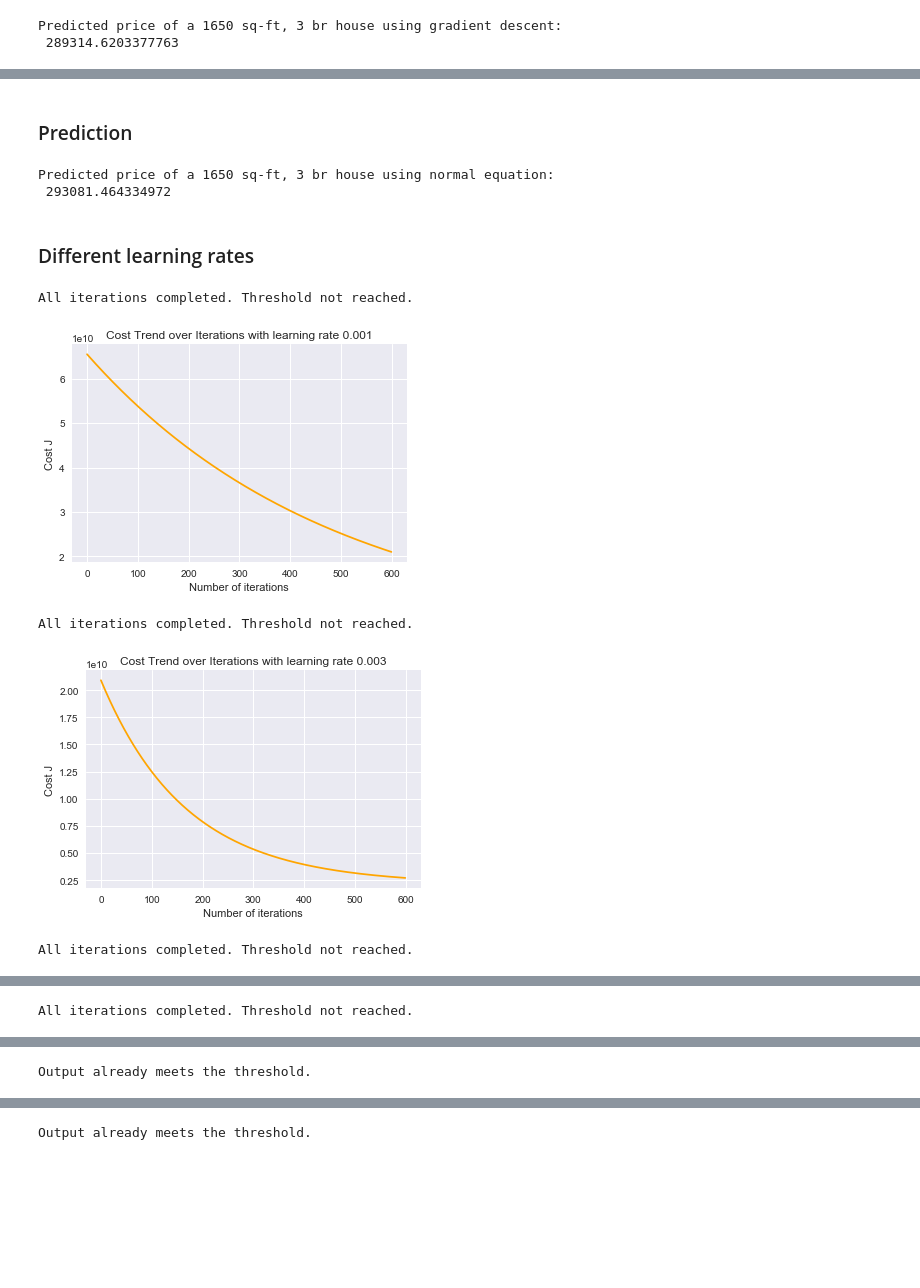
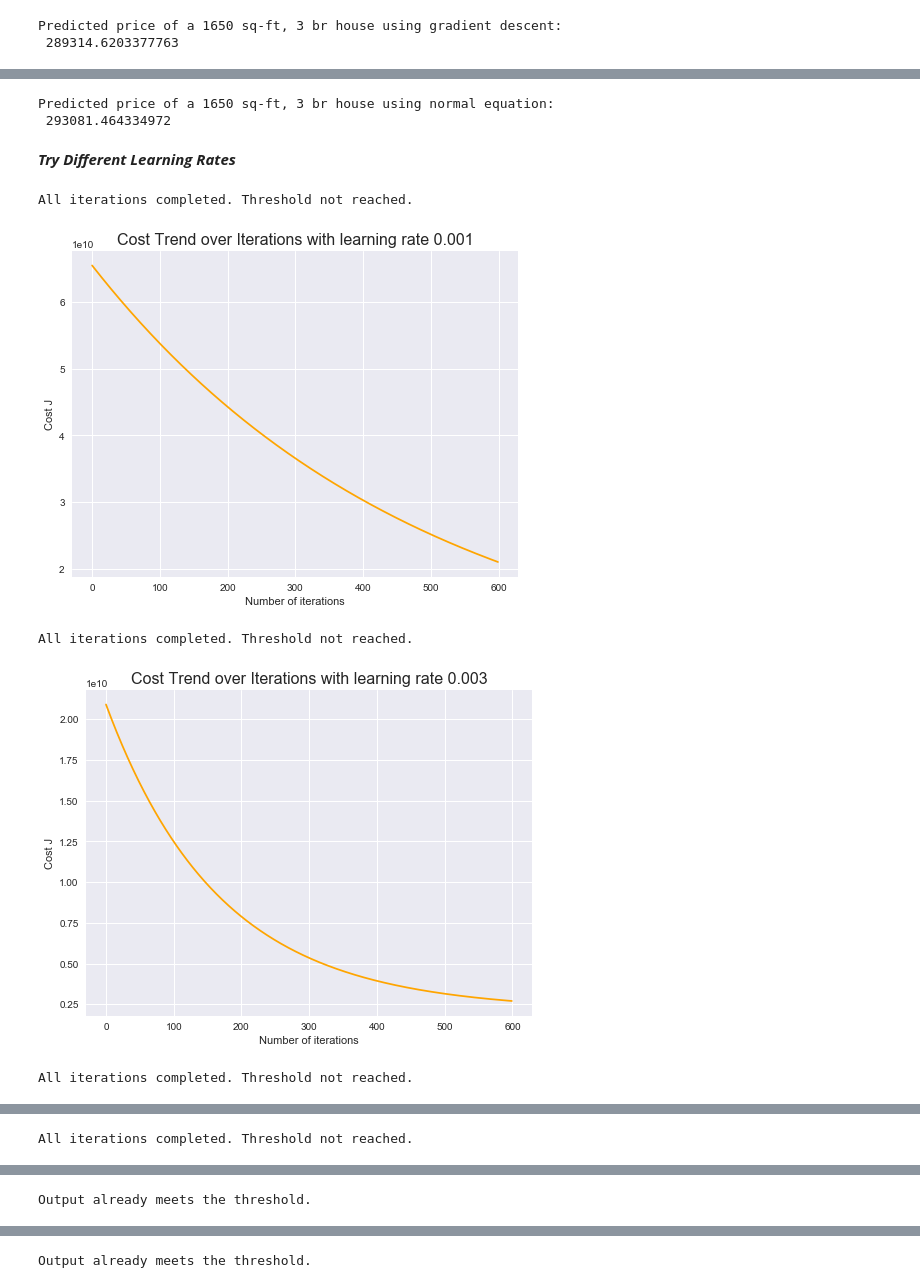
Before and after one commit to AlKou/Pythonized-Exercises-of-Andrew-Ng-s-Machine-Learning-Course, a Jupyter notebook: Exercise 1/Exercise 1.ipynb, the cells around one changed output, grey strips where cells are left out. Cells and saved outputs as stored; diff of their text form; code cells hidden in the pictures; blank space fills up the shorter version.

```diff
--- a/Exercise 1/Exercise 1.ipynb
+++ b/Exercise 1/Exercise 1.ipynb
@@ -161,6 +197,0 @@ data.head()
-# %%
-m = len(data)
-X = data[['x1', 'x2']].values
-y = data.y.values.reshape(m, 1)
-print(X.shape)
-X[:5]
@@ -176,9 +197,0 @@ array([[2104,    3],
-# %%
-def featureNormalize(X):
-    '''Return normalized feature values and its mean and standard deviationbased on standard
-    deviation with ddof=1'''
-    return (X - X.mean(axis=0)) / X.std(axis=0, ddof=1), X.mean(axis=0), X.std(axis=0, ddof=1)
-
-X, mu, sigma = featureNormalize(X)
-X = np.c_[np.ones((m, 1)), X]
-X[:5]
@@ -193,13 +198,12 @@ array([[ 1.        ,  0.13000987, -0.22367519],
 # %%
 def computeCostMulti(X, y, theta):
-    '''Return cost values of X and y given the thata values '''
+    '''Compute cost for linear regression with multiple variables'''
     num_col = X.shape[1]
     theta = np.array(theta).reshape(num_col, 1)
     return ((X @ theta - y).T @ (X @ theta - y) / (2 * X.shape[0])).flatten()
 
 def gradientDescentMulti(X, y, theta, alpha, num_iters, threshold):
-    '''Return the theta values and cost values computed for X and y, given an initial theta,
-    a learning rate alpha, a fixed max iteration limit num_iters and a threshold.'''
+    '''Performs gradient descent to learn theta'''
     m = len(y)
     num_col = X.shape[1]
     theta = np.array(theta).reshape(num_col, 1)
@@ -274,10 +265,11 @@ def normalEqn(X, y):
     return (np.linalg.pinv(X.T @ X) @ X.T @ y).flatten()
 # %%
+data = np.loadtxt('ex1data2.txt', delimiter=',')
 m = len(data)
-X = data[['x1', 'x2']].values
+X = data[:, :2]
 X = np.c_[np.ones((m, 1)), X]
-y = data.y.values.reshape(m, 1)
+y = data[:, 2].reshape(m, 1)
 theta = normalEqn(X, y)
 
-print('Theta computed from the normal equations: :\n', theta)
+print('Theta computed from the normal equations: \n', theta)
 # %% [output]
@@ -285,4 +277,2 @@ Theta computed from the normal equations: :
  [89597.90954355   139.21067402 -8738.01911255]
-# %% [markdown]
-### Prediction
 # %%
@@ -291,29 +281,30 @@ print('Predicted price of a 1650 sq-ft, 3 br house using normal equation: \n', p
 # %% [output]
 Predicted price of a 1650 sq-ft, 3 br house using normal equation:
  293081.464334972
-# %% [markdown]
-### Different learning rates
+# %% [markdown]
+**_Try Different Learning Rates_**
 # %%
 alpha = [.001, .003, .01, .03, .1, .3]
 num_iters = 600
 theta = np.zeros((X.shape[1], 1))
 for al in alpha:
-    X = data[['x1', 'x2']].values
+    X = data[:, :2]
     X, mu, sigma = featureNormalize(X)
     X = np.c_[np.ones((m, 1)), X]
-    y = data.y.values.reshape(m, 1)
+    y = data[:, 2].reshape(m, 1)
 
     theta, J_history = gradientDescentMulti(X, y, theta, al, num_iters, 0.0000001)
 
+    plt.figure()
     plt.plot(range(num_iters), J_history, 'orange')
     plt.xlabel('Number of iterations')
     plt.ylabel('Cost J')
-    plt.title('Cost Trend over Iterations with learning rate {}'.format(al))
+    plt.title('Cost Trend over Iterations with learning rate {}'.format(al), fontsize=16)
     plt.show()
     print('\n')
 # %% [output]
 All iterations completed. Threshold not reached.
-[figure, old version]
+[figure, new version]
 All iterations completed. Threshold not reached.
-[figure, old version]
+[figure, new version]
 All iterations completed. Threshold not reached.
```
Also changed, not shown: parts of 58 cells of this notebook.
